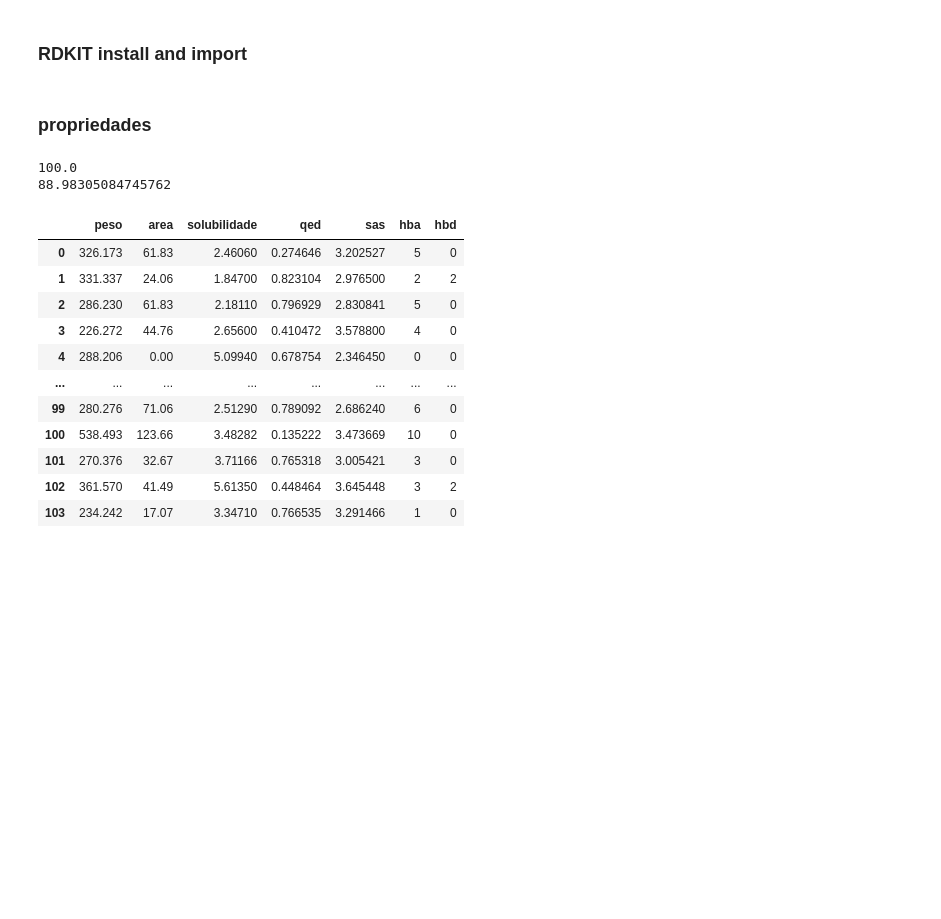
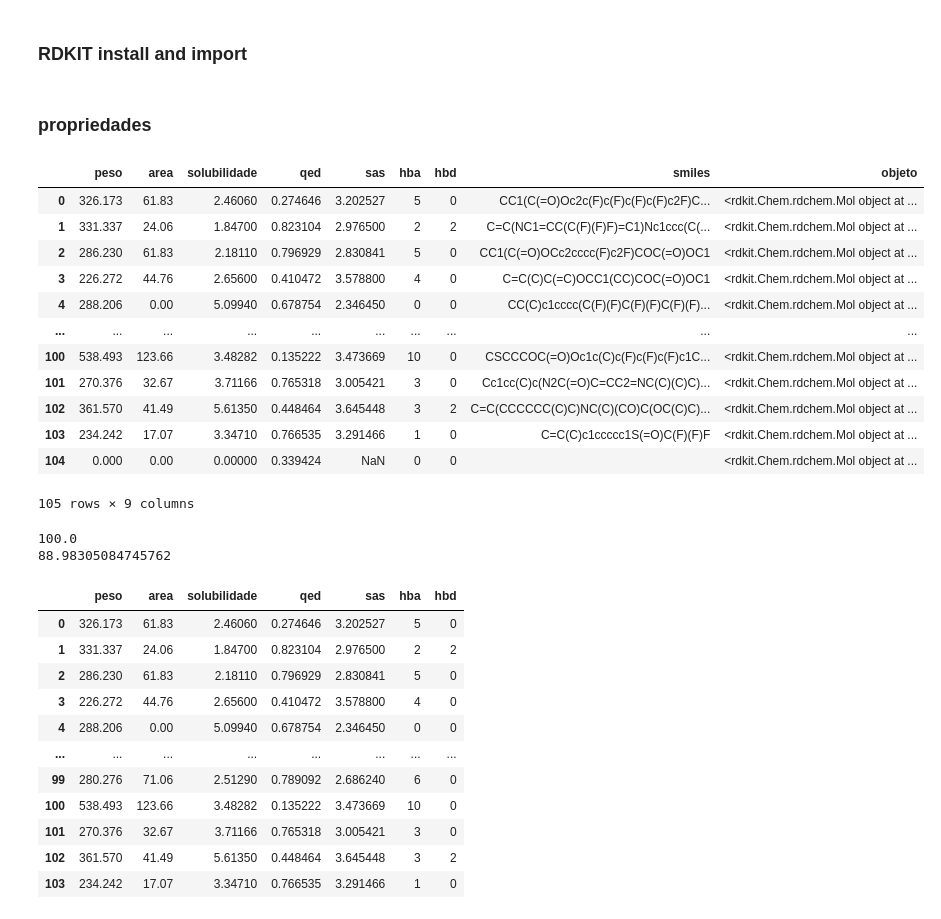
Before and after one commit to yendorr/gt4sd, a Jupyter notebook: notebooks/analise das moleculas geradas.ipynb, the cells around one changed output. Cells and saved outputs as stored; diff of their text form; code cells hidden in the pictures; blank space fills up the shorter version.

```diff
--- a/notebooks/analise das moleculas geradas.ipynb
+++ b/notebooks/analise das moleculas geradas.ipynb
@@ -72,6 +73,22 @@ unicos['hbd'] =  unicos['objeto'].apply(Chem.rdMolDescriptors.CalcNumLipinskiHBD
 unicos = unicos[['peso', 'area', 'solubilidade', 'qed','sas', 'hba','hbd','smiles','objeto']]
 
 clear_output()
+# %%
+unicos
+# %% [output]
+|  | peso | area | solubilidade | qed | sas | hba | hbd | smiles | objeto |
+| 0 | 326.173 | 61.83 | 2.46060 | 0.274646 | 3.202527 | 5 | 0 | CC1(C(=O)Oc2c(F)c(F)c(F)c(F)c2F)C... | <rdkit.Chem.rdchem.Mol object at ... |
+| 1 | 331.337 | 24.06 | 1.84700 | 0.823104 | 2.976500 | 2 | 2 | C=C(NC1=CC(C(F)(F)F)=C1)Nc1ccc(C(... | <rdkit.Chem.rdchem.Mol object at ... |
+| 2 | 286.230 | 61.83 | 2.18110 | 0.796929 | 2.830841 | 5 | 0 | CC1(C(=O)OCc2cccc(F)c2F)COC(=O)OC1 | <rdkit.Chem.rdchem.Mol object at ... |
+| 3 | 226.272 | 44.76 | 2.65600 | 0.410472 | 3.578800 | 4 | 0 | C=C(C)C(=C)OCC1(CC)COC(=O)OC1 | <rdkit.Chem.rdchem.Mol object at ... |
+| 4 | 288.206 | 0.00 | 5.09940 | 0.678754 | 2.346450 | 0 | 0 | CC(C)c1cccc(C(F)(F)C(F)(F)C(F)(F)... | <rdkit.Chem.rdchem.Mol object at ... |
+| ... | ... | ... | ... | ... | ... | ... | ... | ... | ... |
+| 100 | 538.493 | 123.66 | 3.48282 | 0.135222 | 3.473669 | 10 | 0 | CSCCCOC(=O)Oc1c(C)c(F)c(F)c(F)c1C... | <rdkit.Chem.rdchem.Mol object at ... |
+| 101 | 270.376 | 32.67 | 3.71166 | 0.765318 | 3.005421 | 3 | 0 | Cc1cc(C)c(N2C(=O)C=CC2=NC(C)(C)C)... | <rdkit.Chem.rdchem.Mol object at ... |
+| 102 | 361.570 | 41.49 | 5.61350 | 0.448464 | 3.645448 | 3 | 2 | C=C(CCCCCC(C)C)NC(C)(CO)C(OC(C)C)... | <rdkit.Chem.rdchem.Mol object at ... |
+| 103 | 234.242 | 17.07 | 3.34710 | 0.766535 | 3.291466 | 1 | 0 | C=C(C)c1ccccc1S(=O)C(F)(F)F | <rdkit.Chem.rdchem.Mol object at ... |
+| 104 | 0.000 | 0.00 | 0.00000 | 0.339424 | NaN | 0 | 0 |  | <rdkit.Chem.rdchem.Mol object at ... |
+105 rows × 9 columns
 # %%
 print(len(validos.index)/len(smiles)*100)
 print(len(unicos.index)/len(smiles)*100)
```
Also changed, not shown: parts of 31 cells of this notebook, 1 other file.
